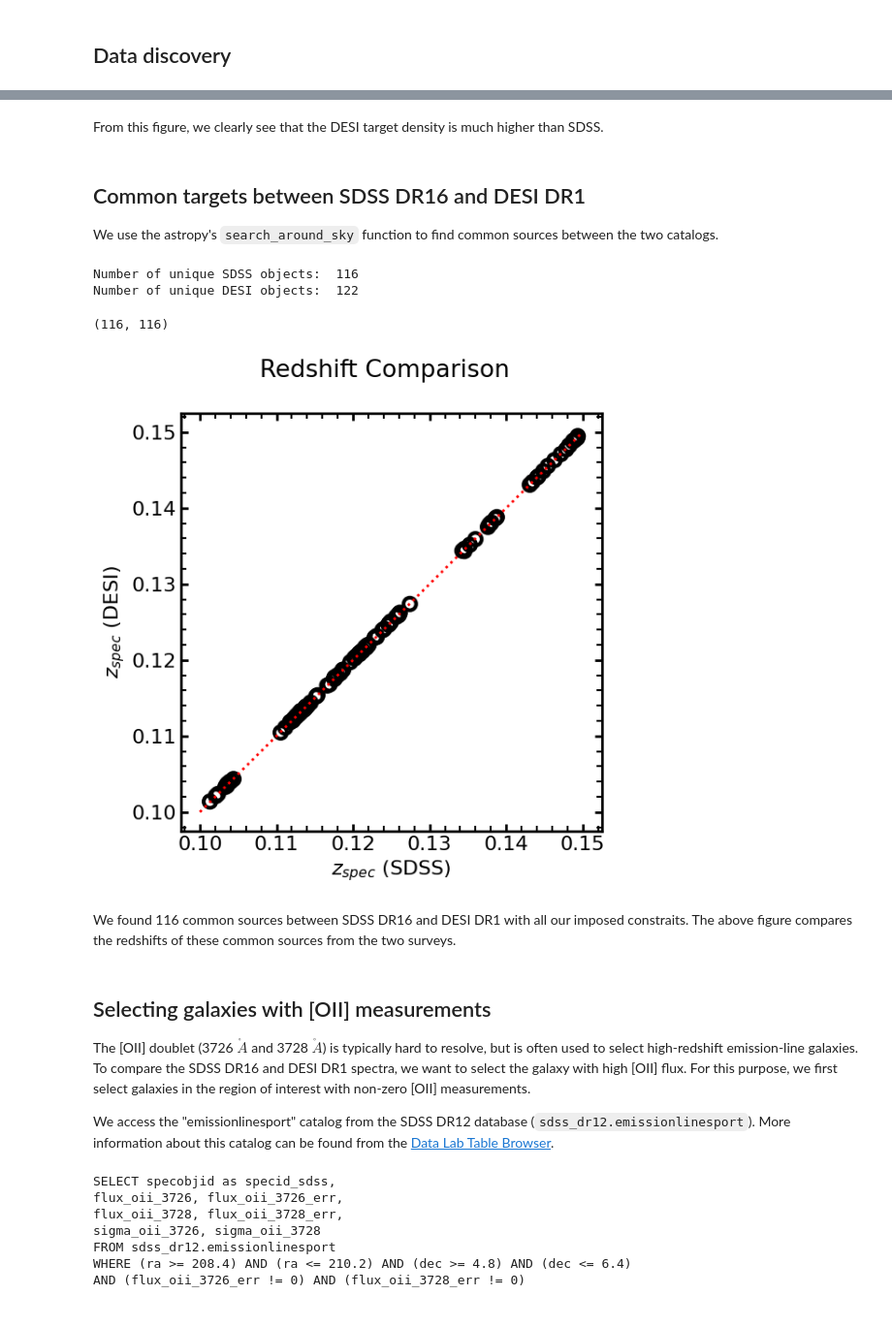
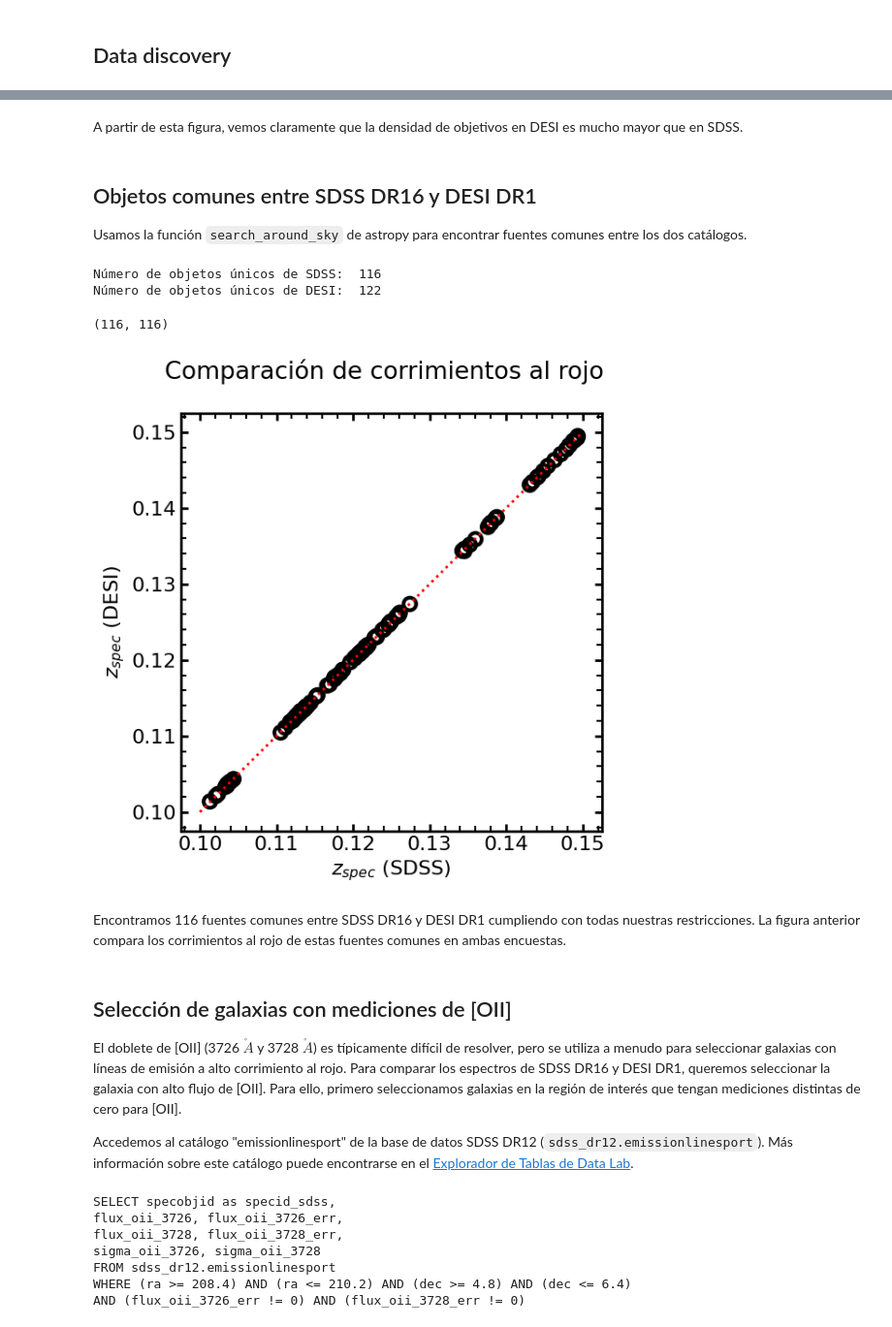
Before and after one commit to astro-datalab/notebooks-latest-es, a Jupyter notebook: 03_EjemplosDeCiencia/DESI/02_Comparacion_DESI_SDSS.ipynb, the cells around one changed output, grey strips where cells are left out. Shown at 97% size. Cells and saved outputs as stored; diff of their text form; code cells hidden in the pictures.

Commit message:
Done with DESI nb

```diff
--- a/03_EjemplosDeCiencia/DESI/02_Comparacion_DESI_SDSS.ipynb
+++ b/03_EjemplosDeCiencia/DESI/02_Comparacion_DESI_SDSS.ipynb
@@ -200,8 +250,8 @@ plt.legend(loc = 'upper right', fontsize=16);
 # %% [markdown]
-From this figure, we clearly see that the DESI target density is much higher than SDSS.
+A partir de esta figura, vemos claramente que la densidad de objetivos en DESI es mucho mayor que en SDSS.
 # %% [markdown]
 <a class="anchod" id="common"></a>
-## Common targets between SDSS DR16 and DESI DR1
+## Objetos comunes entre SDSS DR16 y DESI DR1
 
-We use the astropy's `search_around_sky` function to find common sources between the two catalogs.
+Usamos la función `search_around_sky` de astropy para encontrar fuentes comunes entre los dos catálogos.
 # %%
@@ -222,9 +272,9 @@ t_sdss_common = Table(sdss_common)
 
 t_comb = hstack([t_desi_common, t_sdss_common], table_names=['desi', 'sdss'])
 # %%
-print ('Number of unique SDSS objects: ', len(np.unique(t_comb['specid_sdss'])))
-print ('Number of unique DESI objects: ', len(np.unique(t_comb['specid_desi'])))
+print ('Número de objetos únicos de SDSS: ', len(np.unique(t_comb['specid_sdss'])))
+print ('Número de objetos únicos de DESI: ', len(np.unique(t_comb['specid_desi'])))
 # %% [output]
-Number of unique SDSS objects:  116
-Number of unique DESI objects:  122
+Número de objetos únicos de SDSS:  116
+Número de objetos únicos de DESI:  122
 # %%
@@ -244,23 +294,23 @@ len(z_desi), len(z_sdss)
 # %% [output]
 (116, 116)
 # %%
-# Comparison of redshifts
+# Comparación de corrimientos al rojo (redshifts)
 plt.figure(figsize = (6,6))
-plt.suptitle('Redshift Comparison')
+plt.suptitle('Comparación de corrimientos al rojo')
 
 plt.scatter(z_sdss, z_desi, edgecolors = 'k', marker = 'o', s = 100, lw = 3.0, facecolors = 'none')
 plt.plot([0.1, 0.15], [0.1,0.15], ls = ':', color = 'r', lw = 2.0)
 plt.xlabel('$z_{spec}$ (SDSS)')
 plt.ylabel('$z_{spec}$ (DESI)');
 # %% [output]
-[figure, old version]
+[figure, new version]
 # %% [markdown]
-We found 116 common sources between SDSS DR16 and DESI DR1 with all our imposed constraits. The above figure compares the redshifts of these common sources from the two surveys.
+Encontramos 116 fuentes comunes entre SDSS DR16 y DESI DR1 cumpliendo con todas nuestras restricciones. La figura anterior compara los corrimientos al rojo de estas fuentes comunes en ambas encuestas.
 # %% [markdown]
 <a class="anchod" id="oii_emission"></a>
-## Selecting galaxies with [OII] measurements
+## Selección de galaxias con mediciones de [OII]
 
-The [OII] doublet (3726 $\mathring A$ and 3728 $\mathring A$) is typically hard to resolve, but is often used to select high-redshift emission-line galaxies. To compare the SDSS DR16 and DESI DR1 spectra, we want to select the galaxy with high [OII] flux. For this purpose, we first select galaxies in the region of interest with non-zero [OII] measurements.
+El doblete de [OII] (3726 $\mathring A$ y 3728 $\mathring A$) es típicamente difícil de resolver, pero se utiliza a menudo para seleccionar galaxias con líneas de emisión a alto corrimiento al rojo. Para comparar los espectros de SDSS DR16 y DESI DR1, queremos seleccionar la galaxia con alto flujo de [OII]. Para ello, primero seleccionamos galaxias en la región de interés que tengan mediciones distintas de cero para [OII].
 
-We access the "emissionlinesport" catalog from the SDSS DR12 database (`sdss_dr12.emissionlinesport`). More information about this catalog can be found from the [Data Lab Table Browser](https://datalab.noirlab.edu/query.php?name=sdss_dr12.emissionlinesport).
+Accedemos al catálogo "emissionlinesport" de la base de datos SDSS DR12 (`sdss_dr12.emissionlinesport`). Más información sobre este catálogo puede encontrarse en el [Explorador de Tablas de Data Lab](https://datalab.noirlab.edu/query.php?name=sdss_dr12.emissionlinesport).
 # %%
```
Also changed, not shown: parts of 35 cells of this notebook, 5 other files.
